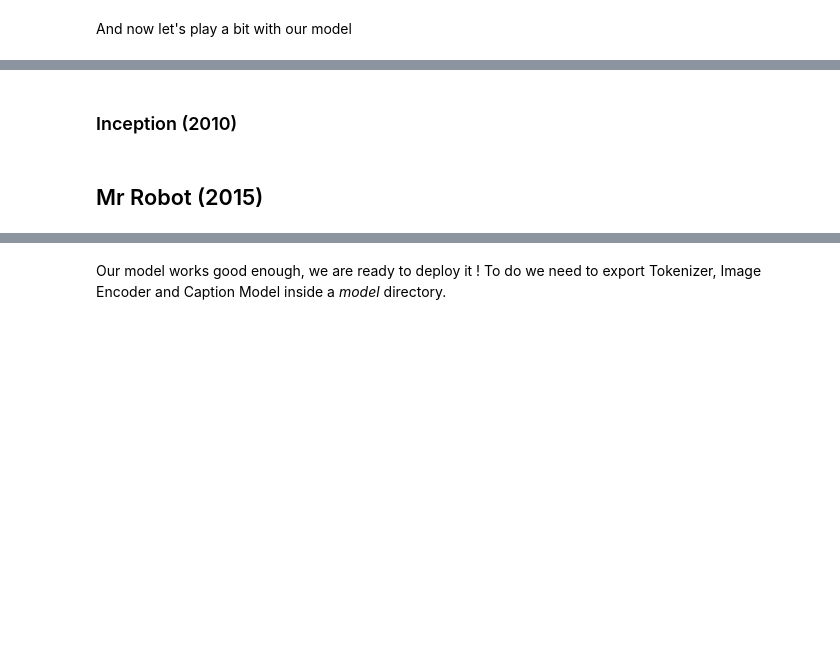
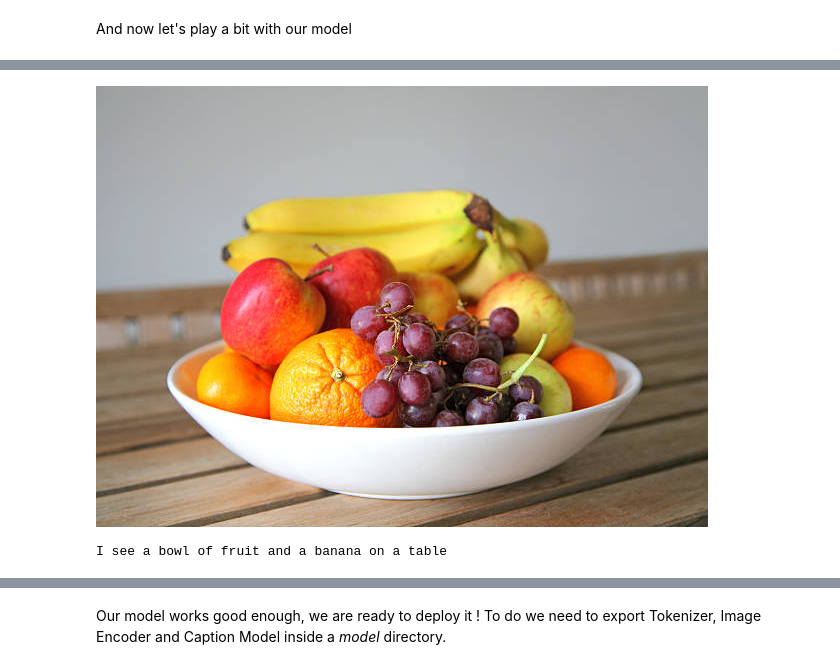
Before and after one commit to GUIZ4RD/Pic2Speech, a Jupyter notebook: jupyter notebooks/neural_image_captioning_model.ipynb, the cells around one changed output, grey strips where cells are left out. Drawn from its saved outputs; the diff is of its cells as text; code cells hidden in the pictures; blank space fills up the shorter version.

```diff
--- a/jupyter notebooks/neural_image_captioning_model.ipynb
+++ b/jupyter notebooks/neural_image_captioning_model.ipynb
@@ -526,12 +618,9 @@ print("I see "+caption)
-# %% [markdown]
-### Inception (2010)
 # %%
-!wget https://cdn.images.express.co.uk/img/dynamic/36/590x/Inception-ending-explained-1003919.jpg
-
-img = Image.open("Inception-ending-explained-1003919.jpg")
+img = Image.open("istockphoto-478098835-612x612.jpg")
 caption = caption_it(img)
 display(img)
 print("I see "+caption)
+# %% [output]
+[figure, added]
+I see a bowl of fruit and a banana on a table
-# %% [markdown]
-## Mr Robot (2015)
 # %%
```
Also changed, not shown: parts of 40 cells of this notebook, 8 other files.
